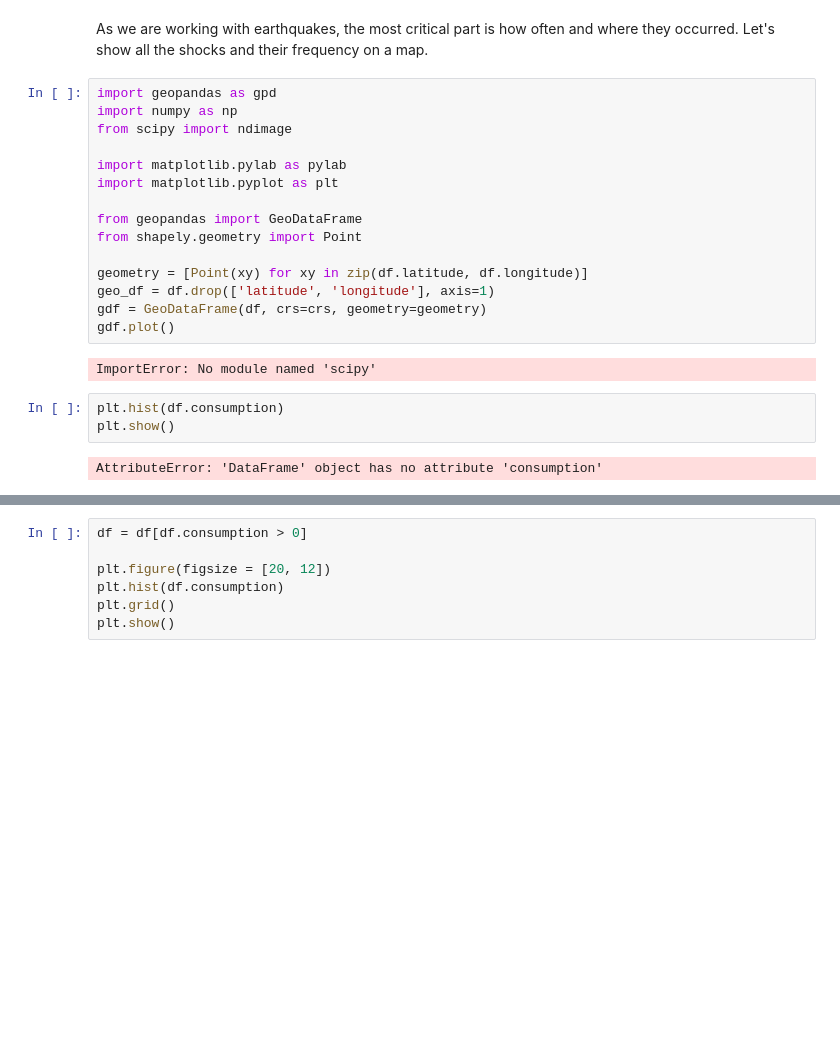
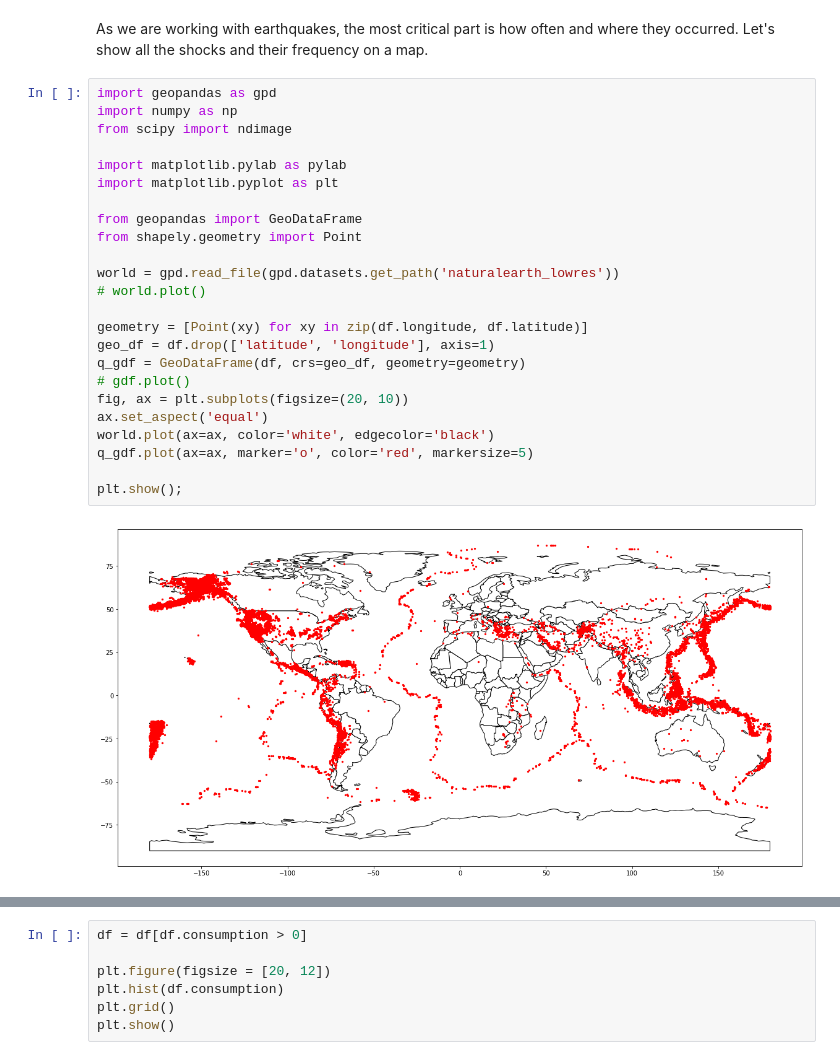
Before and after one commit to andrew-from-lviv/earthquakes-visualization, a Jupyter notebook: plt.ipynb, the cells around one changed output, grey strips where cells are left out. Saved outputs shown, nothing was run; the diff lists cells and outputs as text; blank space fills up the shorter version.

```diff
--- a/plt.ipynb
+++ b/plt.ipynb
@@ -38,22 +38,26 @@ As we are working with earthquakes, the most critical part is how often and wher
 # %%
 import geopandas as gpd
 import numpy as np
 from scipy import ndimage
 
 import matplotlib.pylab as pylab
 import matplotlib.pyplot as plt
 
 from geopandas import GeoDataFrame
 from shapely.geometry import Point
 
-geometry = [Point(xy) for xy in zip(df.latitude, df.longitude)]
+world = gpd.read_file(gpd.datasets.get_path('naturalearth_lowres'))
+# world.plot()
+
+geometry = [Point(xy) for xy in zip(df.longitude, df.latitude)]
 geo_df = df.drop(['latitude', 'longitude'], axis=1)
-gdf = GeoDataFrame(df, crs=crs, geometry=geometry)
-gdf.plot()
+q_gdf = GeoDataFrame(df, crs=geo_df, geometry=geometry)
+# gdf.plot()
+fig, ax = plt.subplots(figsize=(20, 10))
+ax.set_aspect('equal')
+world.plot(ax=ax, color='white', edgecolor='black')
+q_gdf.plot(ax=ax, marker='o', color='red', markersize=5)
+
+plt.show();
 # %% [output]
-ImportError: No module named 'scipy'
+[figure, added]
-# %%
-plt.hist(df.consumption)
-plt.show()
-# %% [output]
-AttributeError: 'DataFrame' object has no attribute 'consumption'
```
Also changed, not shown: parts of 2 cells of this notebook.
